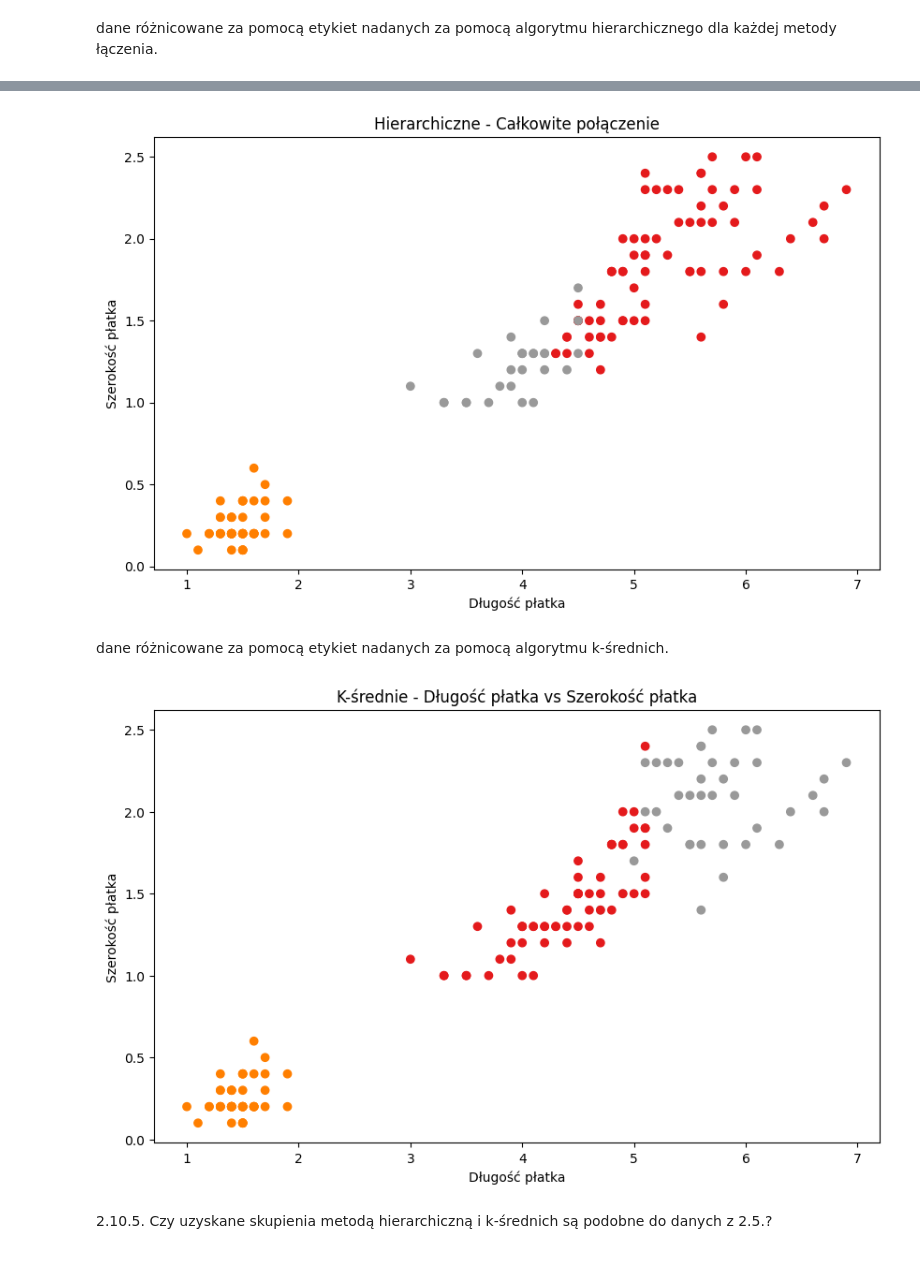
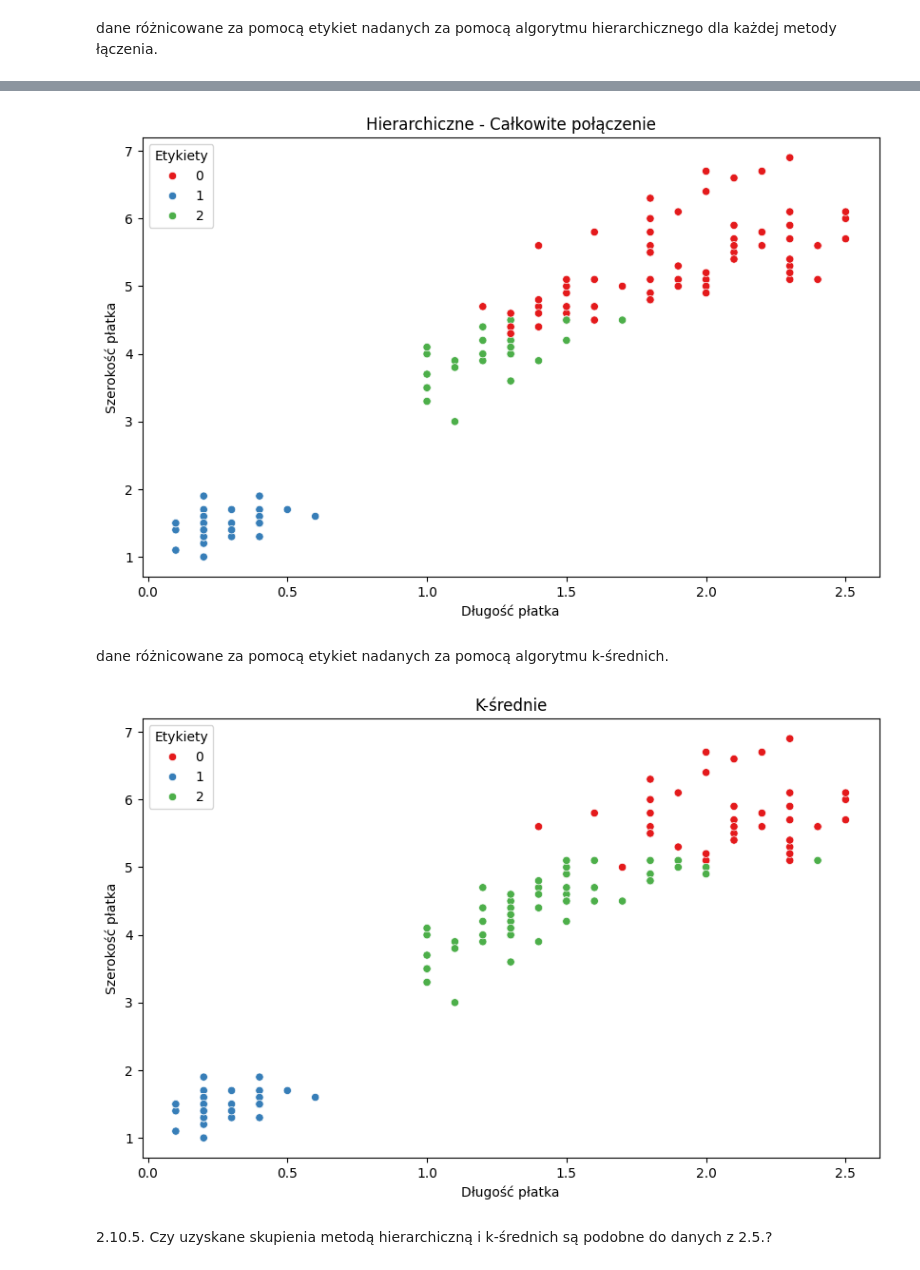
Before and after one commit to HubertGlab/Maszynowa_analiza_danych, a Jupyter notebook: Lab4.ipynb, the cells around one changed output, grey strips where cells are left out. Saved outputs shown, nothing was run; the diff lists cells and outputs as text; code cells hidden in the pictures.

```diff
--- a/Lab4.ipynb
+++ b/Lab4.ipynb
@@ -296,13 +310,14 @@ plt.show()
 # %% [markdown]
 2.10.2. Zastosowanie algorytmu k-średnich dla odpowiedniej liczby grup (patrz: 2.4., 2.5.).
 # %%
-k = 3
-kmeans = KMeans(n_clusters=k, random_state=0)
+kmeans = KMeans(n_clusters=3, random_state=42)
 kmeans.fit(df_iris)
 
-plt.scatter(df_iris['petal_length'], df_iris['petal_width'], c=kmeans.labels_, cmap='Set1')
+plt.figure(figsize=(10, 6))
+sns.scatterplot(data=df_iris, x='petal_width', y='petal_length', hue=kmeans.labels_, palette='Set1')
 plt.xlabel('Długość płatka')
 plt.ylabel('Szerokość płatka')
 plt.title('K-średnie - Długość płatka vs Szerokość płatka')
+plt.legend(title='Etykiety')
 plt.show()
 # %% [output]
@@ -356,13 +365,13 @@ plt.show()
 # %%
-# Całkowite połączenie
 complete_cluster = AgglomerativeClustering(n_clusters=3, linkage='complete')
 labels_complete = complete_cluster.fit_predict(df_iris)
 
 plt.figure(figsize=(10, 6))
-plt.scatter(df_iris['petal_length'], df_iris['petal_width'], c=labels_complete, cmap='Set1')
+sns.scatterplot(data=df_iris, x='petal_width', y='petal_length', hue=labels_complete, palette='Set1')
 plt.xlabel('Długość płatka')
 plt.ylabel('Szerokość płatka')
 plt.title('Hierarchiczne - Całkowite połączenie')
+plt.legend(title='Etykiety')
 plt.show()
 # %% [output]
-[figure, old version]
+[figure, new version]
@@ -369,15 +380,15 @@ plt.show()
 # %% [markdown]
 dane różnicowane za pomocą etykiet nadanych za pomocą algorytmu k-średnich.
 # %%
-kmeans = KMeans(n_clusters=3, random_state=0)
+kmeans = KMeans(n_clusters=3, random_state=42)
 kmeans.fit(df_iris)
-labels_kmeans = kmeans.labels_
 
 plt.figure(figsize=(10, 6))
-plt.scatter(df_iris['petal_length'], df_iris['petal_width'], c=labels_kmeans, cmap='Set1')
+sns.scatterplot(data=df_iris, x='petal_width', y='petal_length', hue=kmeans.labels_, palette='Set1')
 plt.xlabel('Długość płatka')
 plt.ylabel('Szerokość płatka')
-plt.title('K-średnie - Długość płatka vs Szerokość płatka')
+plt.title('K-średnie')
+plt.legend(title='Etykiety')
 plt.show()
 # %% [output]
-[figure, old version]
+[figure, new version]
```
Also changed, not shown: parts of 42 cells of this notebook.
